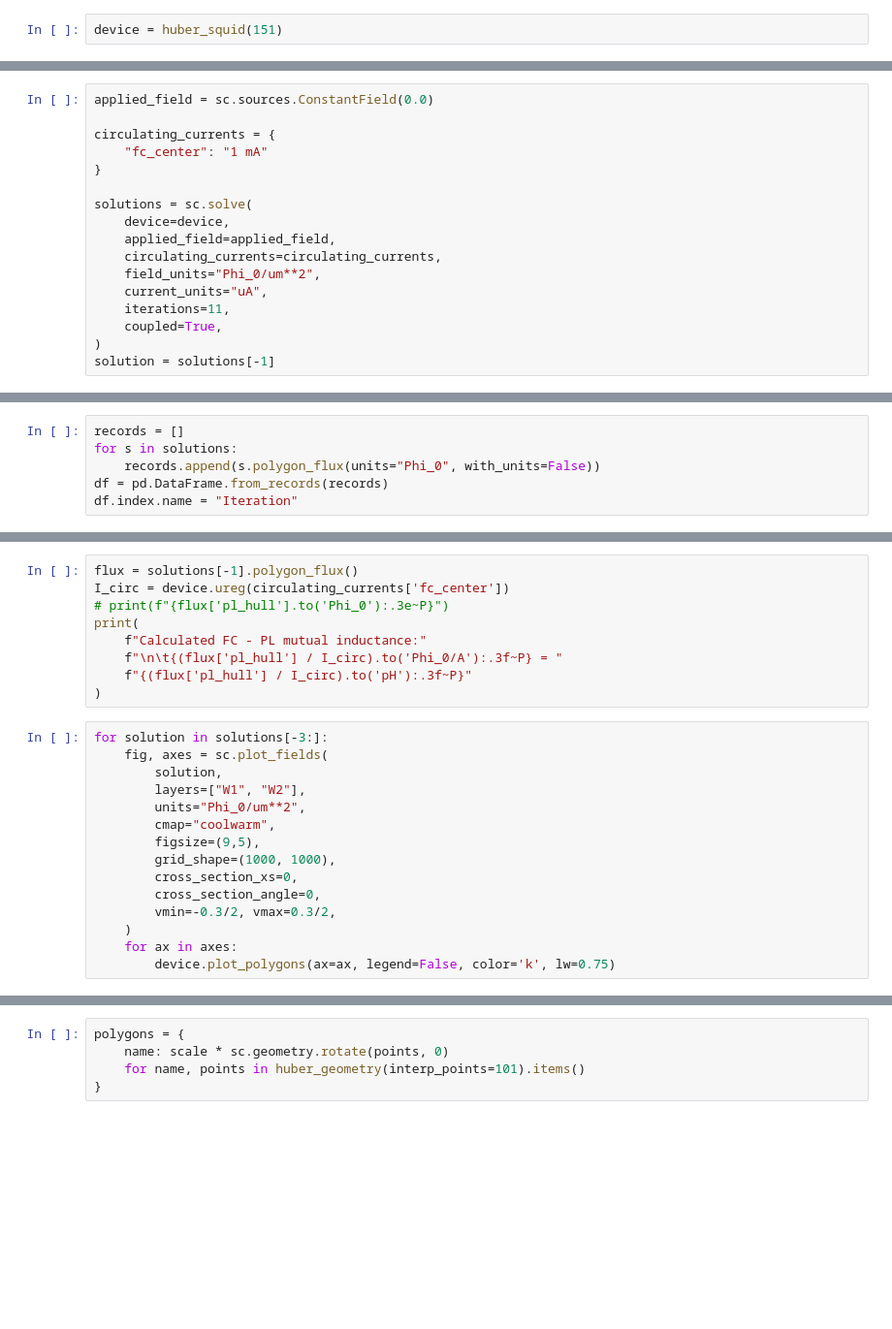
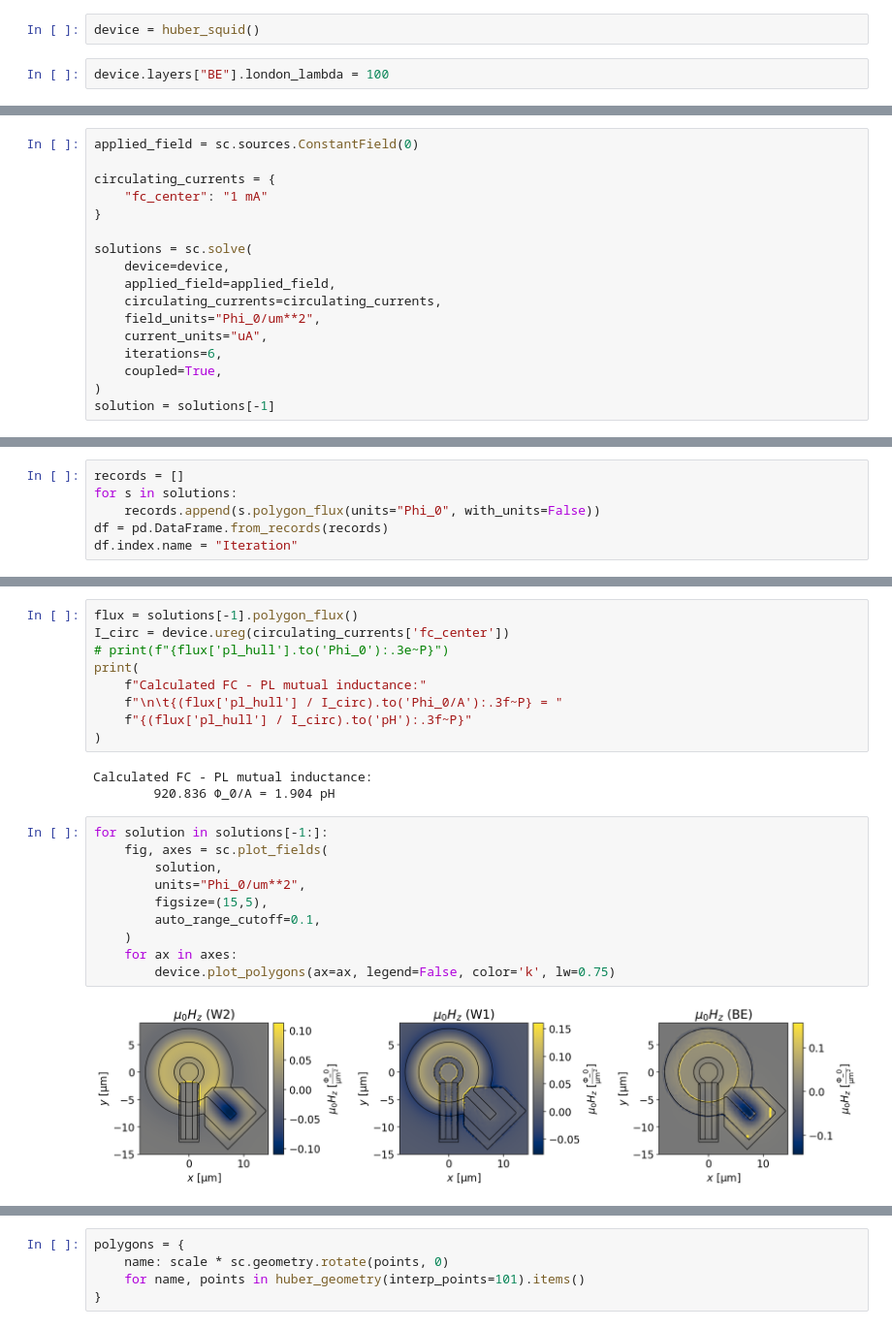
Before and after one commit to loganbvh/superscreen-projects, a Jupyter notebook: huber/mutual-inductance.ipynb, the cells around one changed output, grey strips where cells are left out. Shown at 97% size. Saved outputs shown, nothing was run; the diff lists cells and outputs as text; blank space fills up the shorter version.

```diff
--- a/huber/mutual-inductance.ipynb
+++ b/huber/mutual-inductance.ipynb
@@ -14,6 +14,8 @@ import superscreen as sc
 
 from huber_squid import huber_squid, huber_geometry
 # %%
-device = huber_squid(151)
+device = huber_squid()
+# %%
+device.layers["BE"].london_lambda = 100
 # %%
 device.make_mesh(min_triangles=12000, optimesh_steps=200)
@@ -28,5 +39,5 @@ ax.figure.set_size_inches(8,8)
 # %%
-applied_field = sc.sources.ConstantField(0.0)
+applied_field = sc.sources.ConstantField(0)
 
 circulating_currents = {
     "fc_center": "1 mA"
@@ -38,7 +49,7 @@ solutions = sc.solve(
     circulating_currents=circulating_currents,
     field_units="Phi_0/um**2",
     current_units="uA",
-    iterations=11,
+    iterations=6,
     coupled=True,
 )
 solution = solutions[-1]
@@ -73,19 +114,19 @@ print(
     f"\n\t{(flux['pl_hull'] / I_circ).to('Phi_0/A'):.3f~P} = "
     f"{(flux['pl_hull'] / I_circ).to('pH'):.3f~P}"
 )
+# %% [output]
+Calculated FC - PL mutual inductance:
+        920.836 Φ_0/A = 1.904 pH
 # %%
-for solution in solutions[-3:]:
+for solution in solutions[-1:]:
     fig, axes = sc.plot_fields(
         solution,
-        layers=["W1", "W2"],
         units="Phi_0/um**2",
-        cmap="coolwarm",
-        figsize=(9,5),
-        grid_shape=(1000, 1000),
-        cross_section_xs=0,
-        cross_section_angle=0,
-        vmin=-0.3/2, vmax=0.3/2,
+        figsize=(15,5),
+        auto_range_cutoff=0.1,
     )
     for ax in axes:
         device.plot_polygons(ax=ax, legend=False, color='k', lw=0.75)
+# %% [output]
+[figure, added]
 # %%
```
Also changed, not shown: parts of 8 cells of this notebook, 3 other files.
